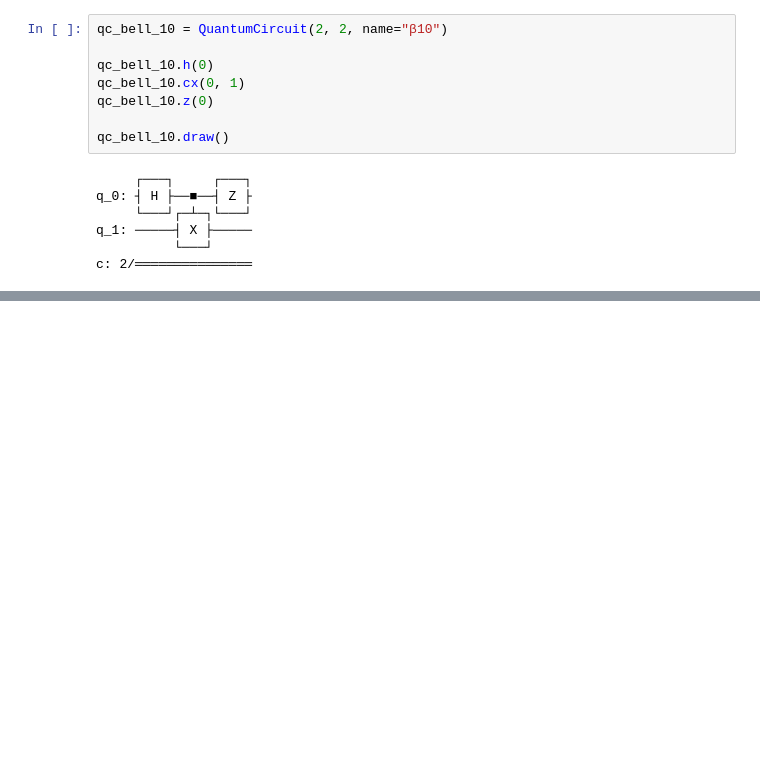
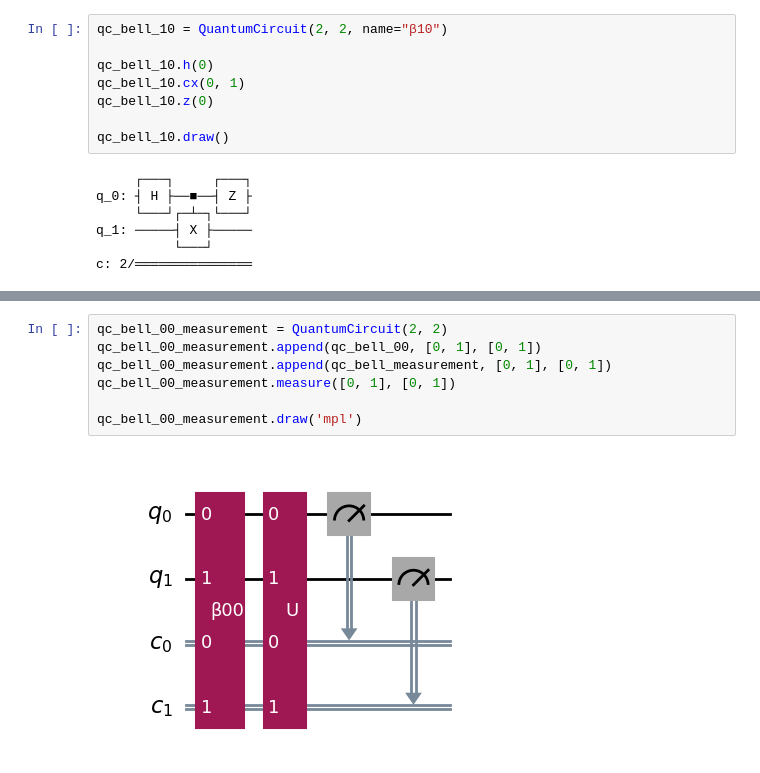
Before and after one commit to marciodojr/qc-examples, a Jupyter notebook: utility/measurement.ipynb, the cells around one changed output, grey strips where cells are left out. Cells and saved outputs as stored; diff of their text form; blank space fills up the shorter version.

```diff
--- a/utility/measurement.ipynb
+++ b/utility/measurement.ipynb
@@ -456,0 +461,9 @@ c: 2/═══════════════
+# %%
+qc_bell_00_measurement = QuantumCircuit(2, 2)
+qc_bell_00_measurement.append(qc_bell_00, [0, 1], [0, 1])
+qc_bell_00_measurement.append(qc_bell_measurement, [0, 1], [0, 1])
+qc_bell_00_measurement.measure([0, 1], [0, 1])
+
+qc_bell_00_measurement.draw('mpl')
+# %% [output]
+[figure, added]
```
Also changed, not shown: parts of 11 cells of this notebook.
